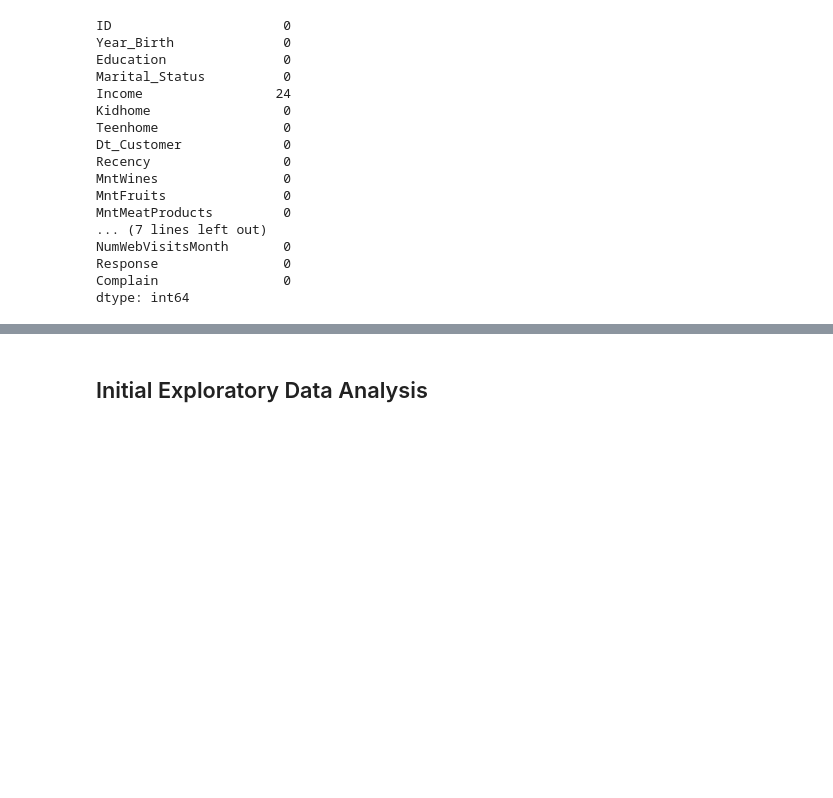
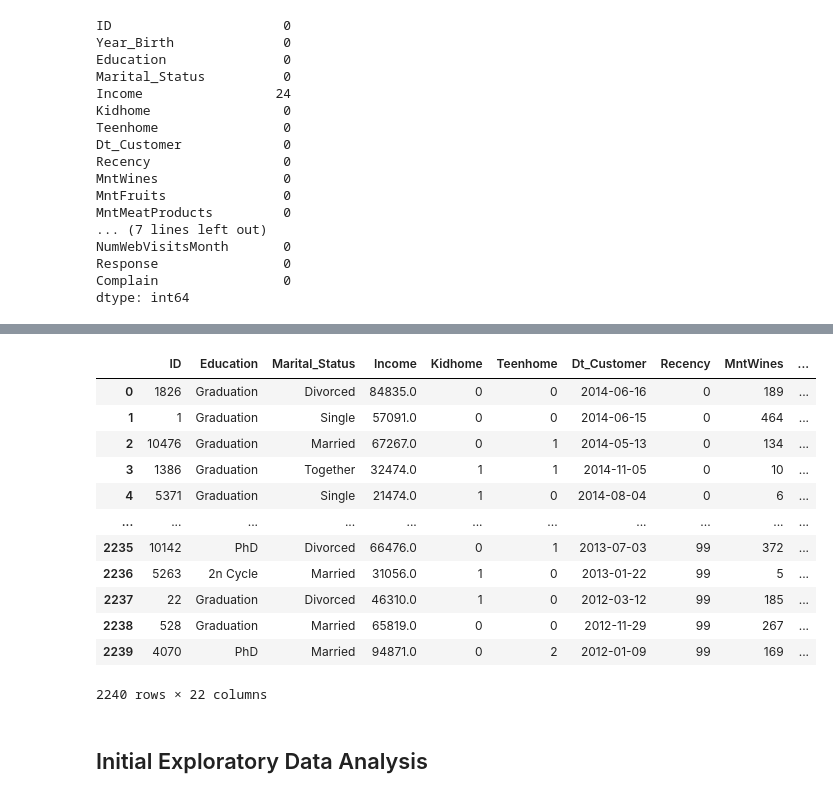
Before and after one commit to Ronan-Daliuag/Determining-Leads, a Jupyter notebook: Shaun.ipynb, the cells around one changed output, grey strips where cells are left out. Saved outputs shown, nothing was run; the diff lists cells and outputs as text; code cells hidden in the pictures; blank space fills up the shorter version.

```diff
--- a/Shaun.ipynb
+++ b/Shaun.ipynb
@@ -94,3 +147,20 @@ df['Income'] = df['Income'].fillna(0)
+# %%
+removed_year = validated_dt_customer.drop(columns=['Year_Birth'])
+removed_year
+# %% [output]
+|  | ID | Education | Marital_Status | Income | Kidhome | Teenhome | Dt_Customer | Recency | MntWines | ... |
+| 0 | 1826 | Graduation | Divorced | 84835.0 | 0 | 0 | 2014-06-16 | 0 | 189 | ... |
+| 1 | 1 | Graduation | Single | 57091.0 | 0 | 0 | 2014-06-15 | 0 | 464 | ... |
+| 2 | 10476 | Graduation | Married | 67267.0 | 0 | 1 | 2014-05-13 | 0 | 134 | ... |
+| 3 | 1386 | Graduation | Together | 32474.0 | 1 | 1 | 2014-11-05 | 0 | 10 | ... |
+| 4 | 5371 | Graduation | Single | 21474.0 | 1 | 0 | 2014-08-04 | 0 | 6 | ... |
+| ... | ... | ... | ... | ... | ... | ... | ... | ... | ... | ... |
+| 2235 | 10142 | PhD | Divorced | 66476.0 | 0 | 1 | 2013-07-03 | 99 | 372 | ... |
+| 2236 | 5263 | 2n Cycle | Married | 31056.0 | 1 | 0 | 2013-01-22 | 99 | 5 | ... |
+| 2237 | 22 | Graduation | Divorced | 46310.0 | 1 | 0 | 2012-03-12 | 99 | 185 | ... |
+| 2238 | 528 | Graduation | Married | 65819.0 | 0 | 0 | 2012-11-29 | 99 | 267 | ... |
+| 2239 | 4070 | PhD | Married | 94871.0 | 0 | 2 | 2012-01-09 | 99 | 169 | ... |
+2240 rows × 22 columns
 # %% [markdown]
 ## Initial Exploratory Data Analysis
 # %%
```
Also changed, not shown: parts of 3 cells of this notebook, 1 other file.
